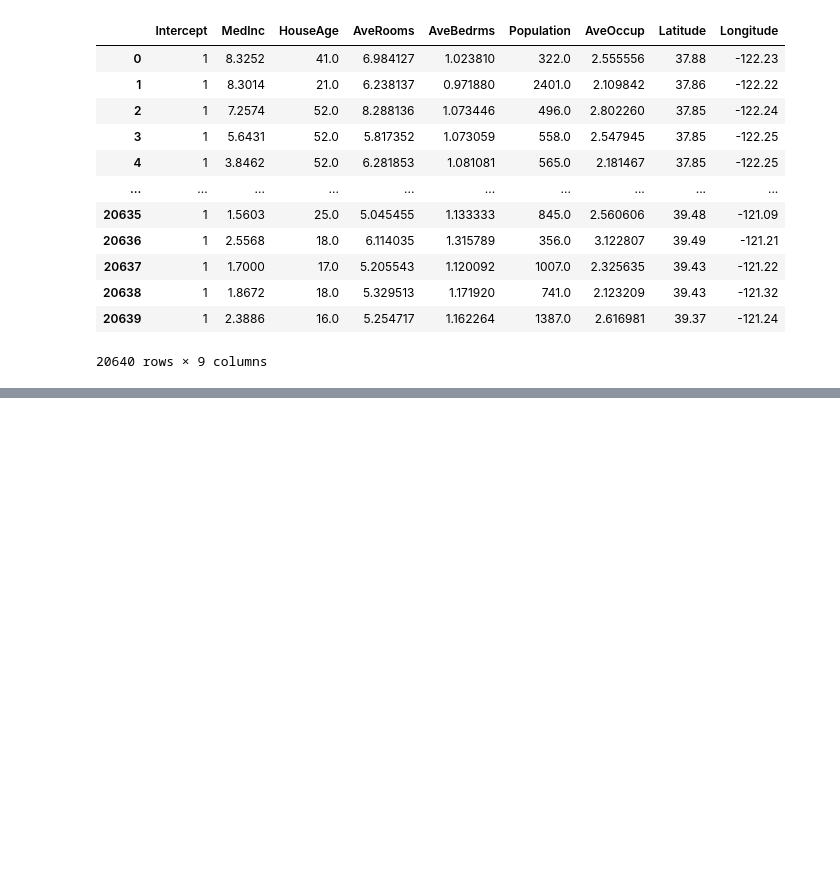
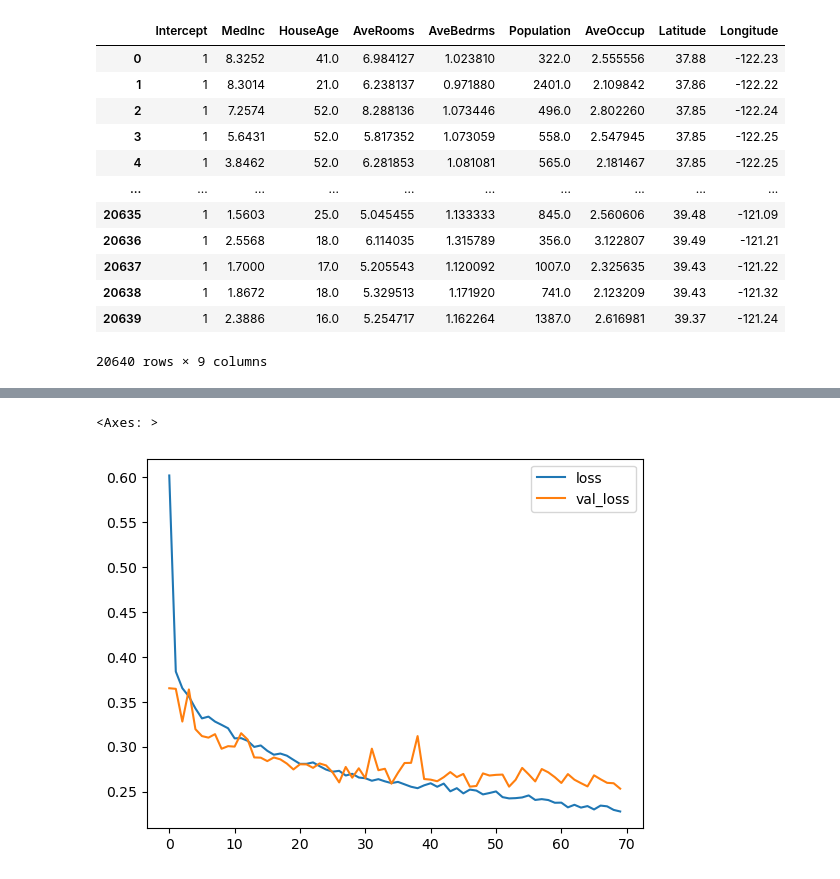
Before and after one commit to Daniels1610/DL008-Dagraz, a Jupyter notebook: E02.ipynb, the cells around one changed output, grey strips where cells are left out. Drawn from its saved outputs; the diff is of its cells as text; code cells hidden in the pictures; blank space fills up the shorter version.

```diff
--- a/E02.ipynb
+++ b/E02.ipynb
@@ -766,0 +502,3 @@ X_train_scaled = scaler.transform(X_train, y_train)
+# %%
+y_train = np.reshape(y_train, newshape=(-1,1))
+y_train.shape
@@ -766,0 +507,5 @@ X_train_scaled = scaler.transform(X_train, y_train)
+# %%
+scaler = StandardScaler();
+X_train_scaled = scaler.fit_transform(X_train)
+X_valid_scaled = scaler.transform(X_valid)
+X_test_scaled = scaler.transform(X_test)
@@ -786,0 +645,12 @@ df_features
+# %%
+tf.keras.backend.clear_session()
+model = keras.models.Sequential([
+    keras.layers.Dense(50, activation='LeakyReLU', input_shape=X_train.shape[1:]),
+    keras.layers.Dense(100, activation='LeakyReLU', input_shape=X_train.shape[1:]),
+    keras.layers.Dense(150, activation='tanh', input_shape=X_train.shape[1:]),
+    keras.layers.Dense(200, activation='tanh', input_shape=X_train.shape[1:]),
+    keras.layers.Dense(1)
+])
+
+model.compile(loss='mean_squared_error',
+              optimizer=keras.optimizers.Adam(lr=0.001))
@@ -786,0 +660,4 @@ df_features
+# %%
+history = model.fit(X_train_scaled, y_train, epochs=70,
+                    validation_data=(X_valid_scaled, y_valid),
+                    batch_size=64)
@@ -786,0 +684,6 @@ df_features
+# %%
+learning_curves = pd.DataFrame(history.history)
+learning_curves.plot()
+# %% [output]
+<Axes: >
+[figure, added]
```
Also changed, not shown: parts of 75 cells of this notebook, 3 other files.
